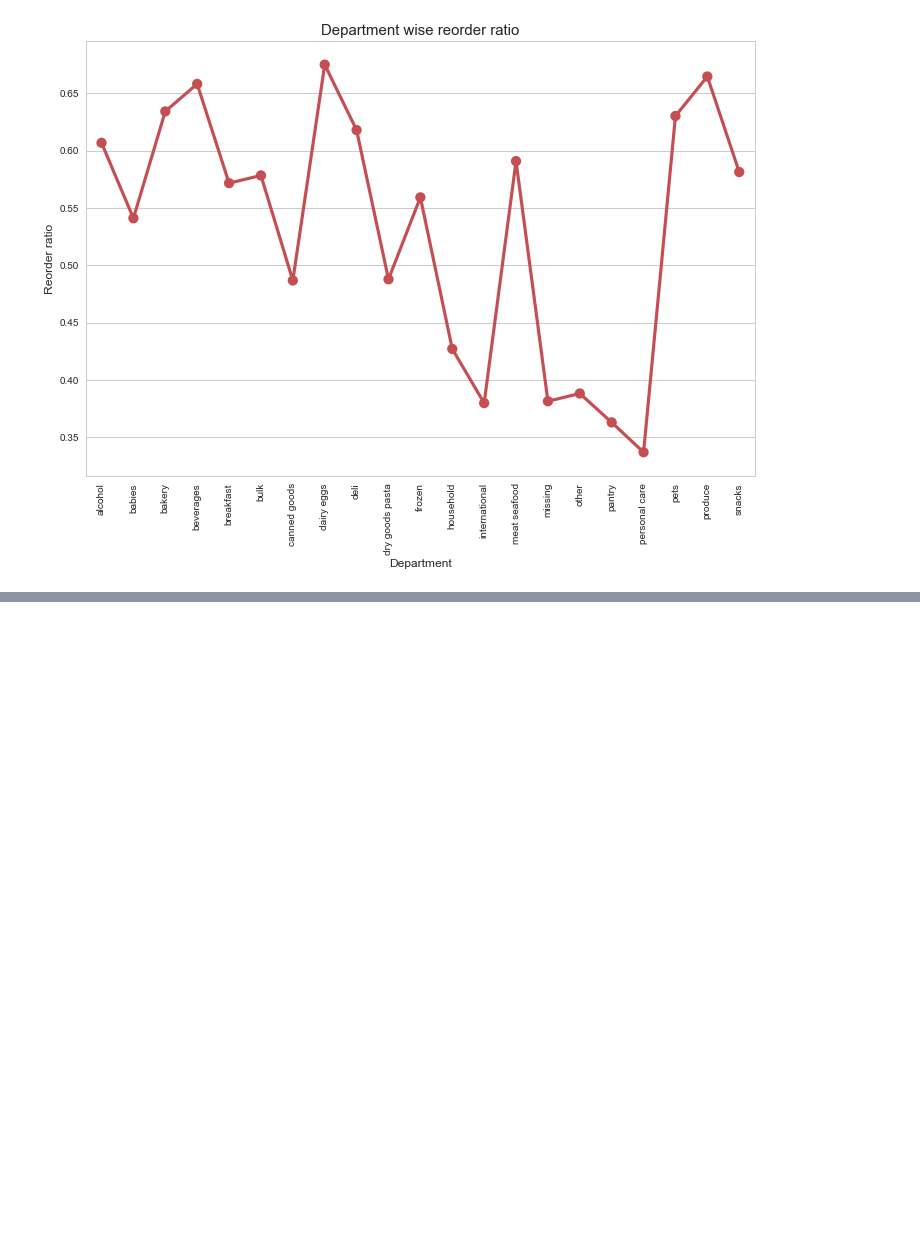
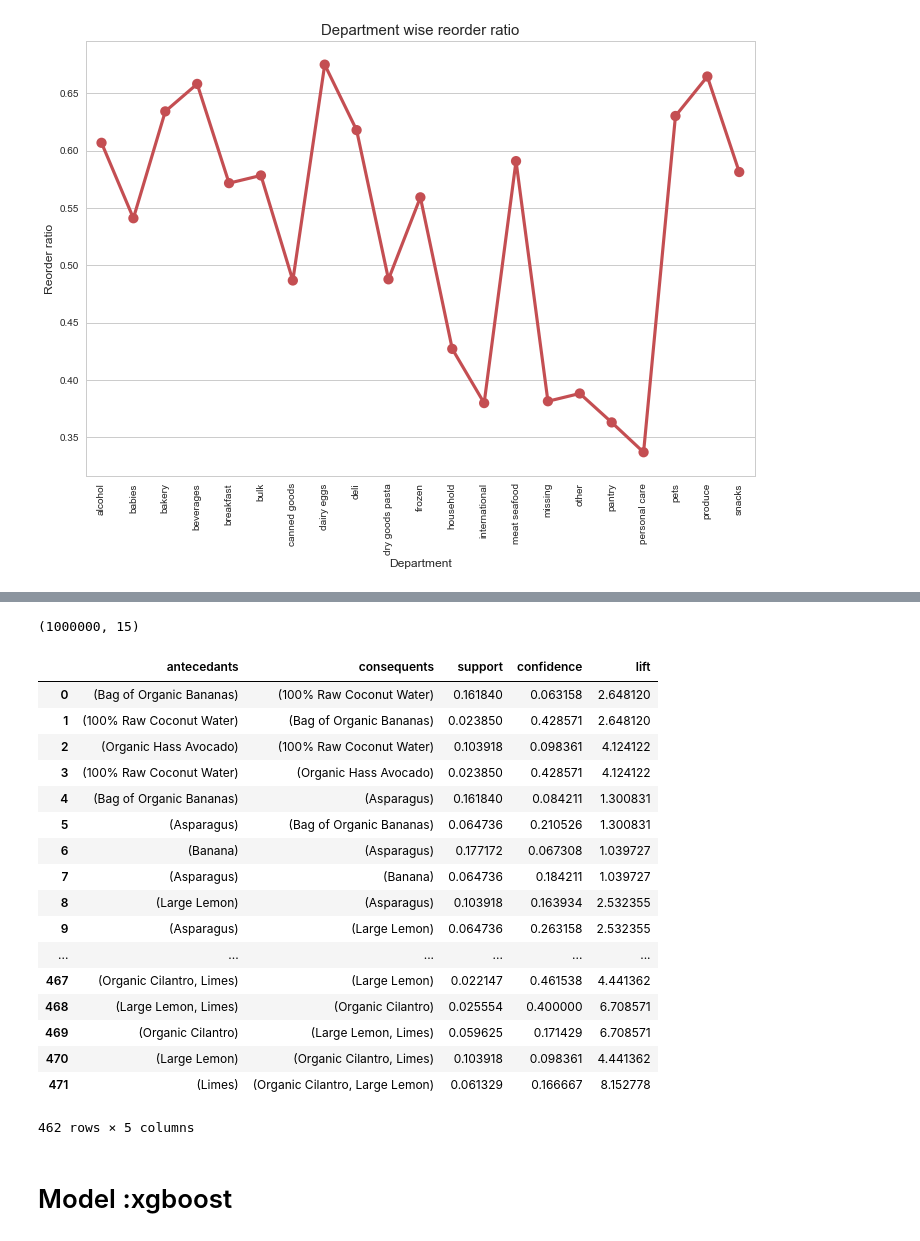
Before and after one commit to code-sonya/instacart, a Jupyter notebook: instacart_20170716_solyeong.ipynb, the cells around one changed output, grey strips where cells are left out. Saved outputs shown, nothing was run; the diff lists cells and outputs as text; code cells hidden in the pictures; blank space fills up the shorter version.

```diff
--- a/instacart_20170716_solyeong.ipynb
+++ b/instacart_20170716_solyeong.ipynb
@@ -329,0 +382,7 @@ plt.show()
+# %%
+basket = (merge_train_ds2
+          .groupby(['order_id','product_name'])['order_number']
+          .sum().unstack()
+          .reset_index().fillna(0)  #
+          .set_index('order_id')
+         )
@@ -329,0 +391,9 @@ plt.show()
+# %%
+def encode_units(x):
+    if x <= 0:
+        return 0
+    if x >= 1:
+        return 1
+
+basket_sets = basket.applymap(encode_units)
+#basket_sets.drop('POSTAGE', inplace=True, axis=1)
@@ -329,0 +411,32 @@ plt.show()
+# %%
+frequent_itemsets = apriori(basket_sets, min_support=0.01, use_colnames=True)##
+# %%
+merge_train_ds.shape
+# %% [output]
+(1000000, 15)
+# %%
+rules = association_rules(frequent_itemsets, metric="confidence", min_threshold=0.01)  #
+# %%
+rules[ (rules['lift'] >= 1) &
+       (rules['confidence'] >= 0.01) ]
+# %% [output]
+|  | antecedants | consequents | support | confidence | lift |
+| 0 | (Bag of Organic Bananas) | (100% Raw Coconut Water) | 0.161840 | 0.063158 | 2.648120 |
+| 1 | (100% Raw Coconut Water) | (Bag of Organic Bananas) | 0.023850 | 0.428571 | 2.648120 |
+| 2 | (Organic Hass Avocado) | (100% Raw Coconut Water) | 0.103918 | 0.098361 | 4.124122 |
+| 3 | (100% Raw Coconut Water) | (Organic Hass Avocado) | 0.023850 | 0.428571 | 4.124122 |
+| 4 | (Bag of Organic Bananas) | (Asparagus) | 0.161840 | 0.084211 | 1.300831 |
+| 5 | (Asparagus) | (Bag of Organic Bananas) | 0.064736 | 0.210526 | 1.300831 |
+| 6 | (Banana) | (Asparagus) | 0.177172 | 0.067308 | 1.039727 |
+| 7 | (Asparagus) | (Banana) | 0.064736 | 0.184211 | 1.039727 |
+| 8 | (Large Lemon) | (Asparagus) | 0.103918 | 0.163934 | 2.532355 |
+| 9 | (Asparagus) | (Large Lemon) | 0.064736 | 0.263158 | 2.532355 |
+| ... | ... | ... | ... | ... | ... |
+| 467 | (Organic Cilantro, Limes) | (Large Lemon) | 0.022147 | 0.461538 | 4.441362 |
+| 468 | (Large Lemon, Limes) | (Organic Cilantro) | 0.025554 | 0.400000 | 6.708571 |
+| 469 | (Organic Cilantro) | (Large Lemon, Limes) | 0.059625 | 0.171429 | 6.708571 |
+| 470 | (Large Lemon) | (Organic Cilantro, Limes) | 0.103918 | 0.098361 | 4.441362 |
+| 471 | (Limes) | (Organic Cilantro, Large Lemon) | 0.061329 | 0.166667 | 8.152778 |
+462 rows × 5 columns
+# %% [markdown]
+# Model :xgboost
```
Also changed, not shown: parts of 18 cells of this notebook.
